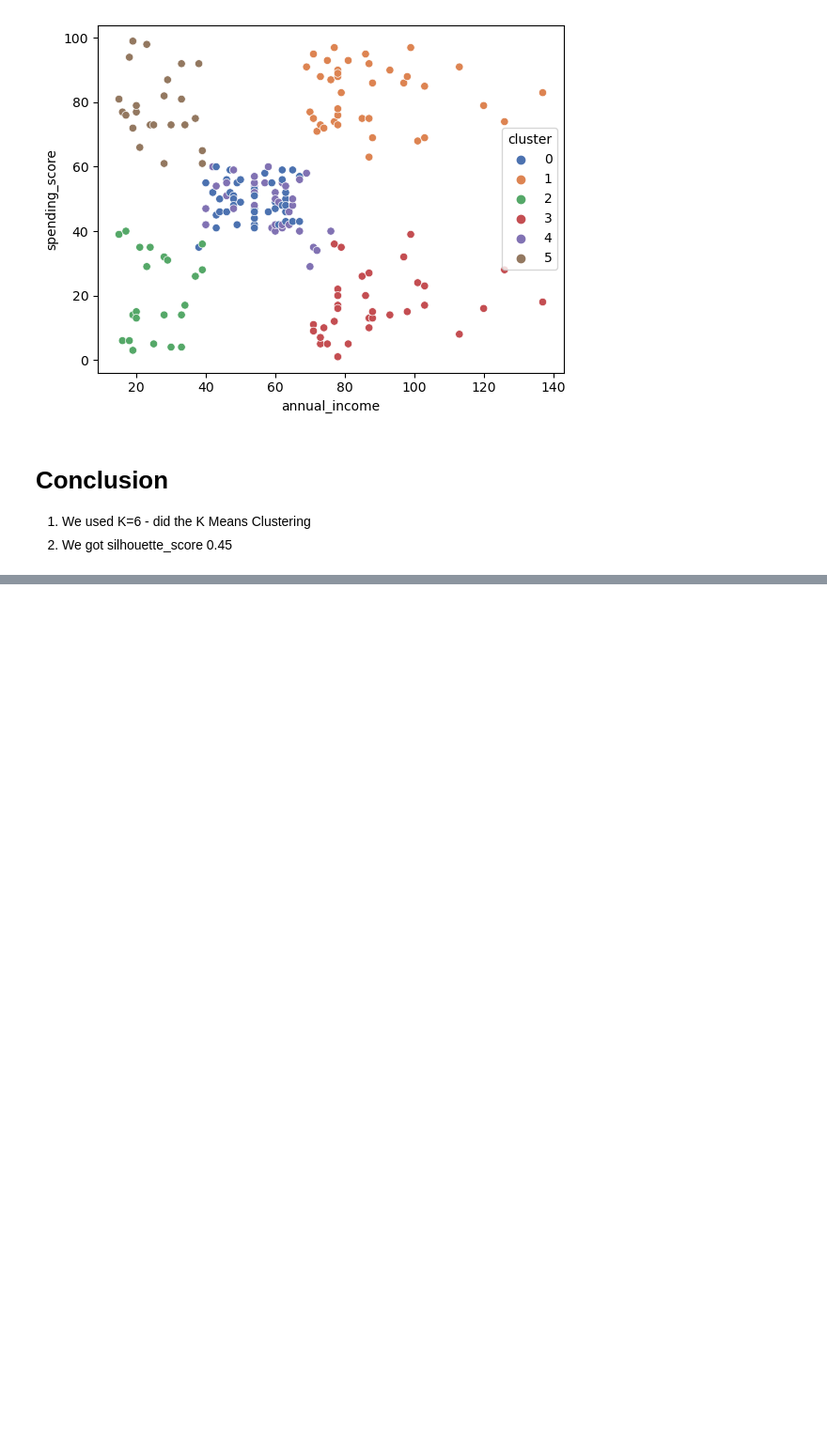
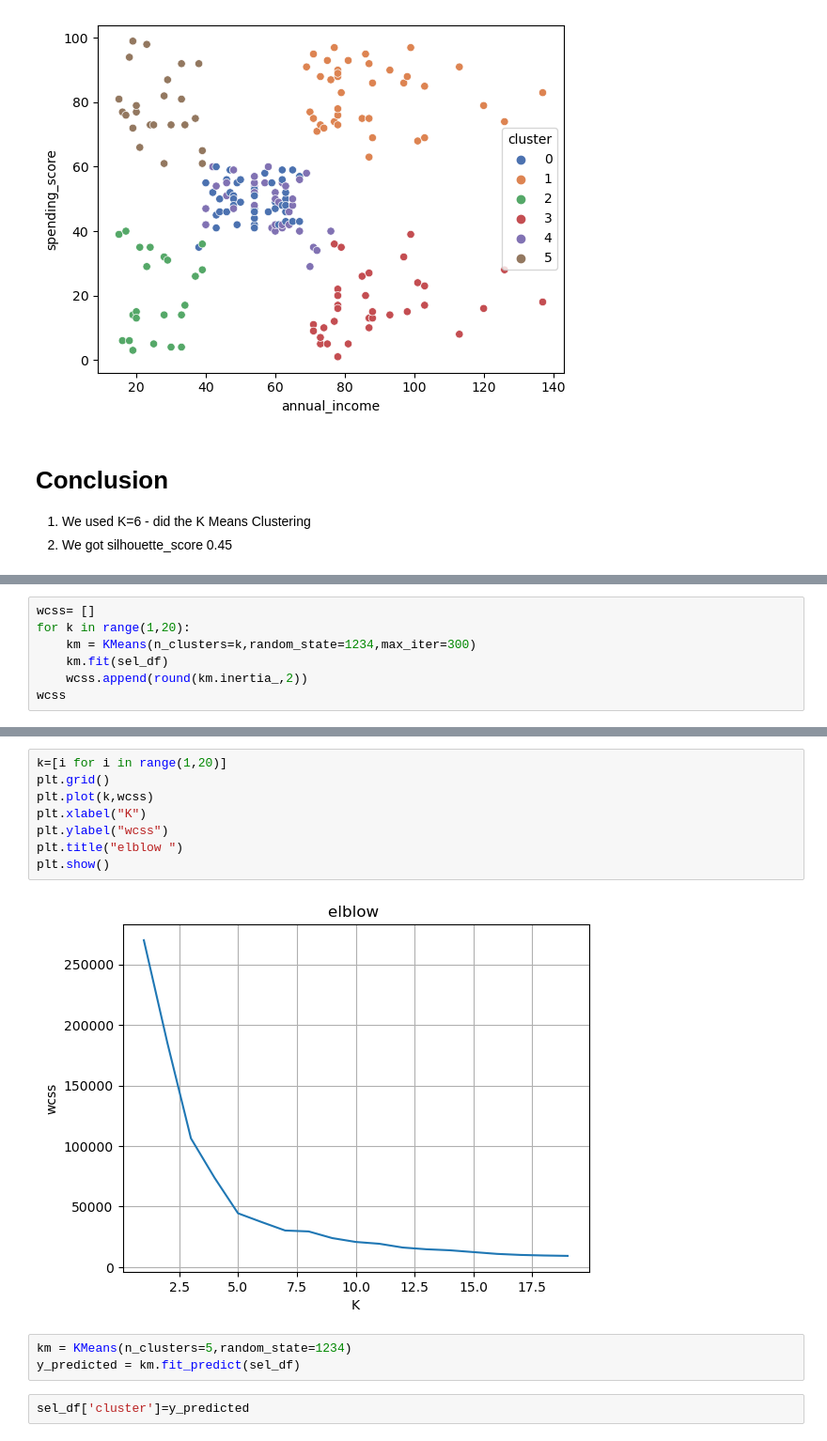
Before and after one commit to alexvatti/full-stack-data-science, a Jupyter notebook: Unsupervised-Learning/K-means-clustering/Mall-Customers-Clustering/Mall_Customers_Clustering.ipynb, the cells around one changed output, grey strips where cells are left out. Shown at 94% size. Drawn from its saved outputs; the diff is of its cells as text; blank space fills up the shorter version.

```diff
--- a/Unsupervised-Learning/K-means-clustering/Mall-Customers-Clustering/Mall_Customers_Clustering.ipynb
+++ b/Unsupervised-Learning/K-means-clustering/Mall-Customers-Clustering/Mall_Customers_Clustering.ipynb
@@ -420,0 +467,7 @@ plt.show()
+# %%
+wcss= []
+for k in range(1,20):
+    km = KMeans(n_clusters=k,random_state=1234,max_iter=300)
+    km.fit(sel_df)
+    wcss.append(round(km.inertia_,2))
+wcss
@@ -420,0 +494,15 @@ plt.show()
+# %%
+k=[i for i in range(1,20)]
+plt.grid()
+plt.plot(k,wcss)
+plt.xlabel("K")
+plt.ylabel("wcss")
+plt.title("elblow ")
+plt.show()
+# %% [output]
+[figure, added]
+# %%
+km = KMeans(n_clusters=5,random_state=1234)
+y_predicted = km.fit_predict(sel_df)
+# %%
+sel_df['cluster']=y_predicted
```
Also changed, not shown: parts of 31 cells of this notebook, 12 other files.
